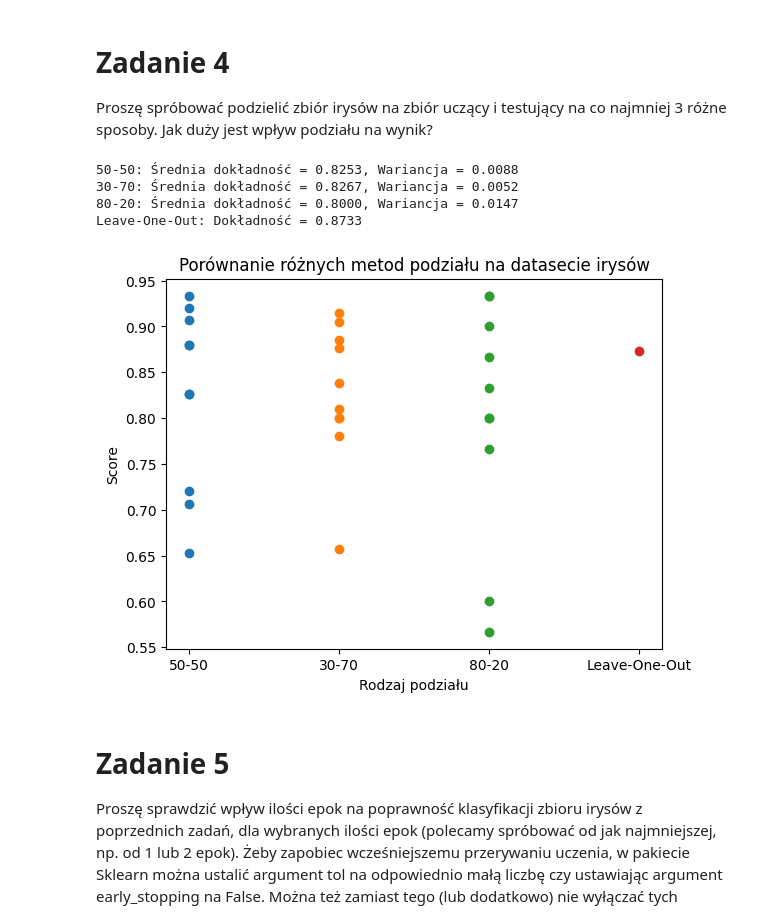
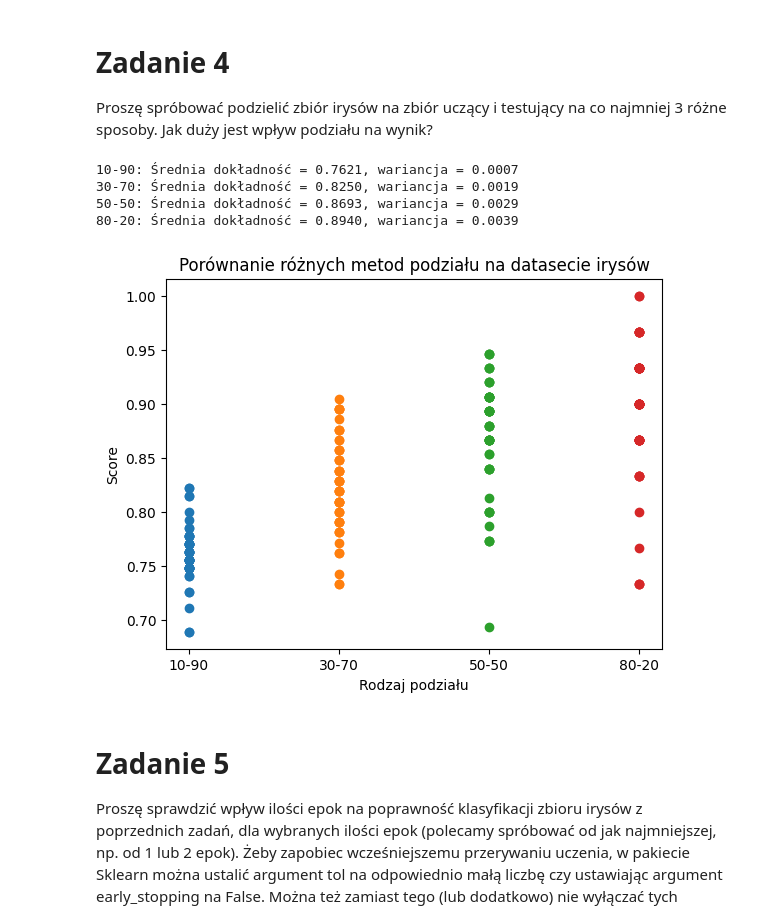
Before and after one commit to ZEN1X/MIO, a Jupyter notebook: lab01/lab01.ipynb, the cells around one changed output. Cells and saved outputs as stored; diff of their text form; code cells hidden in the pictures.

Commit message:
Remove LOO split strategy and other minor fixes

```diff
--- a/lab01/lab01.ipynb
+++ b/lab01/lab01.ipynb
@@ -58,7 +58,7 @@ for train_size in train_sizes:
     # testujemy
     print(f'Size: {train_size}, score: {neuron.score(X_test, y_test):.4f}')
 
-    x1 = np.linspace(-3, 3, 200)
+    x1 = np.linspace(x_min, x_max, 200)
     x2 = -(1./neuron.coef_[0][1])*(neuron.coef_[0][0]*x1+neuron.intercept_[0])
 
     # rysujemy
@@ -230,7 +230,7 @@ for i in range(5):
     # mieszamy dane uczące, aby uzyskać różne wyniki
     X_train_shuffled, y_train_shuffled = shuffle(X_train, y_train)
 
-    neuron = Perceptron(tol = 1e-5, max_iter = 300)
+    neuron = Perceptron(tol = 1e-5, max_iter = 300, shuffle=True)
     neuron.fit(X_train_shuffled, y_train_shuffled)
     y_pred = neuron.predict(X_test)
 
@@ -277,76 +277,51 @@ Iteracja: 5, score: 0.9000
 
 Proszę spróbować podzielić zbiór irysów na zbiór uczący i testujący na co najmniej 3 różne sposoby. Jak duży jest wpływ podziału na wynik?
 # %%
-from sklearn.model_selection import LeaveOneOut
-
 splits = {
+    '10-90': 0.1,
+    '30-70': 0.3,
     '50-50': 0.5,
-    '30-70': 0.3,
     '80-20': 0.8
 }
 
 accuracy_results = {}
 scaler = StandardScaler()
 
 for split_name, train_size in splits.items():
     X_train, X_test, y_train, y_test = train_test_split(X, y, train_size=train_size, stratify=y)
 
     X_train = scaler.fit_transform(X_train)
     X_test = scaler.transform(X_test)
 
     accuracy_scores = []
-    for i in range(10):
+    for i in range(50):
         X_train_shuffled, y_train_shuffled = shuffle(X_train, y_train)
-        perceptron = Perceptron(tol=1e-5, max_iter=300)
+        perceptron = Perceptron(tol=1e-5, max_iter=300, shuffle=True)
         perceptron.fit(X_train_shuffled, y_train_shuffled)
         y_pred = perceptron.predict(X_test)
 
         accuracy = accuracy_score(y_test, y_pred)
         accuracy_scores.append(accuracy)
 
     accuracy_results[split_name] = accuracy_scores
 
-# leave one out
-loo = LeaveOneOut()
-loo_accuracies = []
-
-for train_idx, test_idx in loo.split(X):
-    X_train_loo, X_test_loo = X[train_idx], X[test_idx]
-    y_train_loo, y_test_loo = y[train_idx], y[test_idx]
-
-    scaler_loo = StandardScaler()
-    X_train_loo = scaler_loo.fit_transform(X_train_loo)
-    X_test_loo = scaler_loo.transform(X_test_loo)
-
-    perceptron = Perceptron(tol=1e-5, max_iter=300)
-    perceptron.fit(X_train_loo, y_train_loo)
-    y_pred_loo = perceptron.predict(X_test_loo)
-
-    loo_accuracies.append(accuracy_score(y_test_loo, y_pred_loo))
-
-accuracy_results["Leave-One-Out"] = [np.mean(loo_accuracies)]
-
 for split_name, scores in accuracy_results.items():
-    if split_name == "Leave-One-Out":
-        print(f"{split_name}: Dokładność = {scores[0]:.4f}")
-    else:
-        print(f"{split_name}: Średnia dokładność = {np.mean(scores):.4f}, "
-              f"Wariancja = {np.var(scores):.4f}")
+    print(f"{split_name}: Średnia dokładność = {np.mean(scores):.4f}, wariancja = {np.var(scores):.4f}")
 
 # wykres
 for split_name, scores in accuracy_results.items():
     plt.scatter([split_name] * len(scores), scores, label=split_name)
 
 plt.xlabel("Rodzaj podziału")
 plt.ylabel("Score")
 plt.title("Porównanie różnych metod podziału na datasecie irysów")
 plt.show()
 # %% [output]
-50-50: Średnia dokładność = 0.8253, Wariancja = 0.0088
-30-70: Średnia dokładność = 0.8267, Wariancja = 0.0052
-80-20: Średnia dokładność = 0.8000, Wariancja = 0.0147
-Leave-One-Out: Dokładność = 0.8733
+10-90: Średnia dokładność = 0.7621, wariancja = 0.0007
+30-70: Średnia dokładność = 0.8250, wariancja = 0.0019
+50-50: Średnia dokładność = 0.8693, wariancja = 0.0029
+80-20: Średnia dokładność = 0.8940, wariancja = 0.0039
-[figure, old version]
+[figure, new version]
 # %% [markdown]
 # Zadanie 5
 
```
Also changed, not shown: parts of 4 cells of this notebook.
